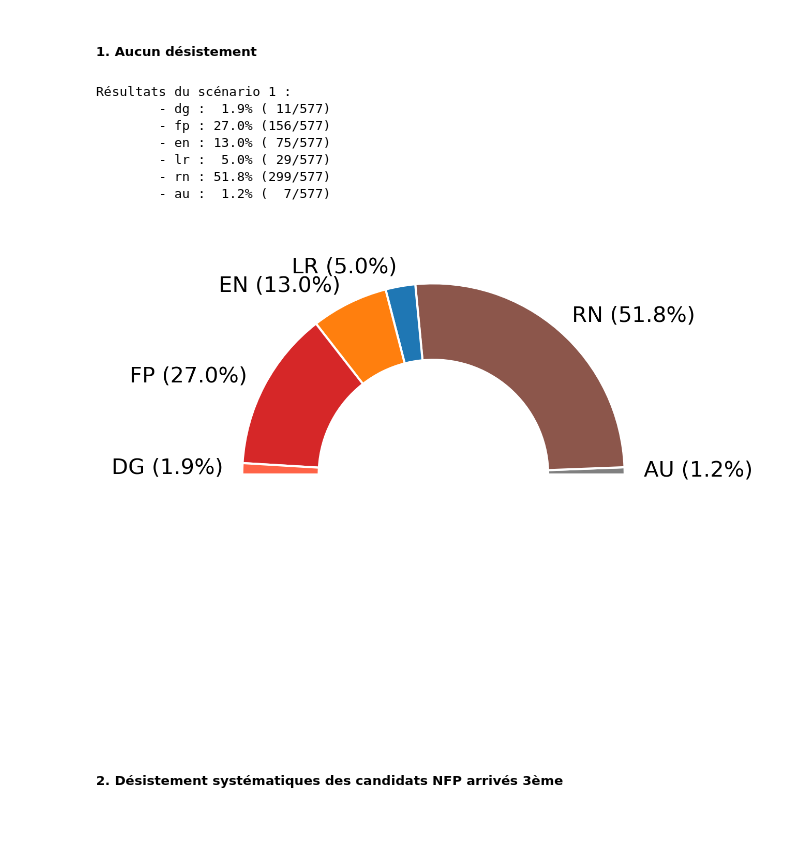
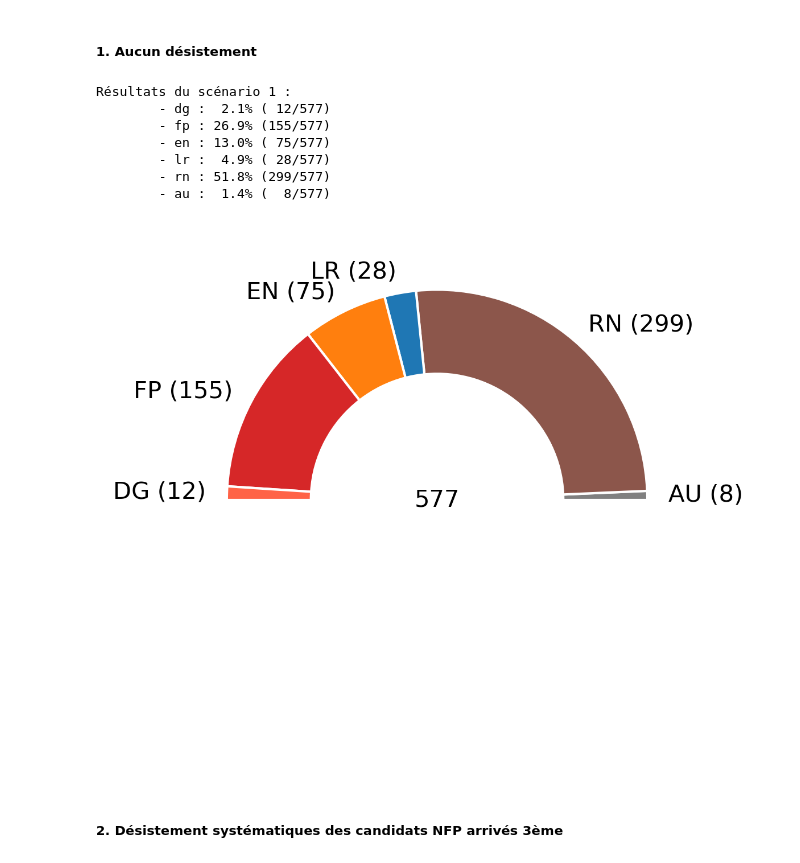
Before and after one commit to amounier/datan, a Jupyter notebook: Reports.ipynb, the cells around one changed output. Cells and saved outputs as stored; diff of their text form; code cells hidden in the pictures; blank space fills up the shorter version.

```diff
--- a/Reports.ipynb
+++ b/Reports.ipynb
@@ -354,45 +356,48 @@ elected = {k:int(v) for k,v in elected.items() if int(v)>0}
 resume = 'Résultats du scénario 1 :'
 total = sum(elected.values())
 percentage = dict()
+sieges = dict()
 for gr, vo in elected.items():
     resume += '\n\t- {} : {:>4.1f}% ({:>3}/{})'.format(gr,vo/total*100,vo,total)
     percentage[gr] = vo/total*100
+    sieges[gr] = vo
 print(resume)
 # %% [output]
 Résultats du scénario 1 :
-        - dg :  1.9% ( 11/577)
-        - fp : 27.0% (156/577)
+        - dg :  2.1% ( 12/577)
+        - fp : 26.9% (155/577)
         - en : 13.0% ( 75/577)
-        - lr :  5.0% ( 29/577)
+        - lr :  4.9% ( 28/577)
         - rn : 51.8% (299/577)
-        - au :  1.2% (  7/577)
+        - au :  1.4% (  8/577)
 # %%
 names_nuances = {'dg':'Autres gauches',
                  'fp':'Nouveau Front Populaire',
                  'en':'Ensemble!',
                  'lr':'Les Républicains',
                  'rn':'Rassemblement National',
                  're':'Reconquête',
                  'au':'Autres',}
 
 # plot half pie chart
 label = list(elected.keys())[::-1]
 val = [elected.get(l) for l in label]
 colors = [colors_nuances.get(l) for l in label]
 
-label = ['{} ({:.1f}%)'.format(s.upper(), percentage.get(s)) for s in label]
+label = ['{} ({})'.format(s.upper(), sieges.get(s)) for s in label]
 
 label.append("")
 val.append(sum(val))  # 50% blank
 colors.append('white')
 
 fig,ax = plt.subplots(figsize=(10,4),dpi=300)
 wedges, labels = plt.pie(val, wedgeprops=dict(width=0.4,edgecolor='w'),labels=label, colors=colors)
 wedges[-1].set_visible(False)
 ax.margins(x=0, y=5)
+ax.text(0.5, 0.5, '577', transform = ax.transAxes, va = 'center', ha = 'center')
 plt.savefig(os.path.join(save_path,'votes_T2_projections_S1.png'),bbox_inches='tight')
 plt.show()
 # %% [output]
-[figure, old version]
+[figure, new version]
 # %% [markdown]
 ##### 2. Désistement systématiques des candidats NFP arrivés 3ème
```
Also changed, not shown: parts of 11 cells of this notebook, 5 other files.
